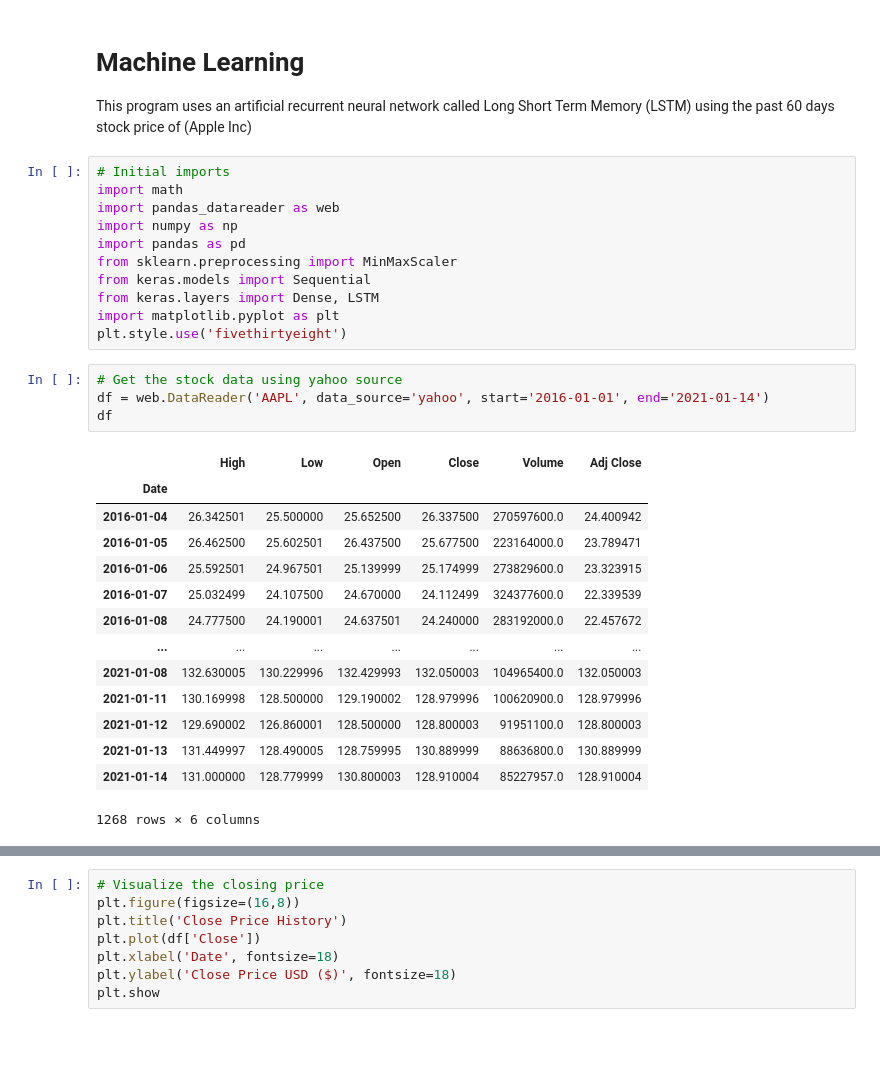
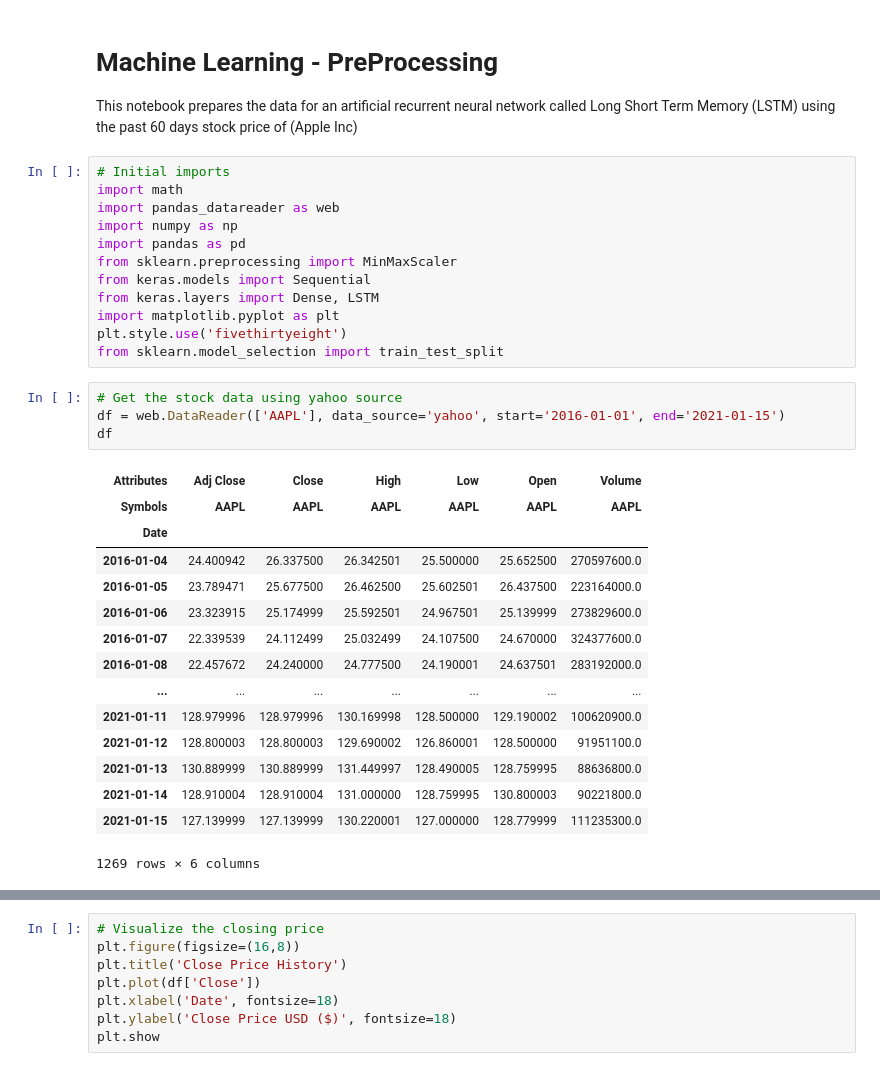
Before and after one commit to dd2-GWFinTech-Projects/Project2-InvestmentSuggestionFramework, a Jupyter notebook: Price-Forecasting/Solved/Machine_Learning.ipynb, the cells around one changed output, grey strips where cells are left out. Drawn from its saved outputs; the diff is of its cells as text; blank space fills up the shorter version.

```diff
--- a/Price-Forecasting/Solved/Machine_Learning.ipynb
+++ b/Price-Forecasting/Solved/Machine_Learning.ipynb
@@ -1,6 +1,6 @@
 # %% [markdown]
-# Machine Learning
-This program uses an artificial recurrent neural network called Long Short Term Memory (LSTM) using the past 60 days stock price of (Apple Inc)
+# Machine Learning - PreProcessing
+This notebook prepares the data for an artificial recurrent neural network called Long Short Term Memory (LSTM) using the past 60 days stock price of (Apple Inc)
 # %%
 # Initial imports
 import math
@@ -12,24 +12,26 @@ from keras.models import Sequential
 from keras.layers import Dense, LSTM
 import matplotlib.pyplot as plt
 plt.style.use('fivethirtyeight')
+from sklearn.model_selection import train_test_split
 # %%
 # Get the stock data using yahoo source
-df = web.DataReader('AAPL', data_source='yahoo', start='2016-01-01', end='2021-01-14')
+df = web.DataReader(['AAPL'], data_source='yahoo', start='2016-01-01', end='2021-01-15')
 df
 # %% [output]
-|  | High | Low | Open | Close | Volume | Adj Close |
+| Attributes | Adj Close | Close | High | Low | Open | Volume |
+| Symbols | AAPL | AAPL | AAPL | AAPL | AAPL | AAPL |
 | Date |  |  |  |  |  |  |
-| 2016-01-04 | 26.342501 | 25.500000 | 25.652500 | 26.337500 | 270597600.0 | 24.400942 |
-| 2016-01-05 | 26.462500 | 25.602501 | 26.437500 | 25.677500 | 223164000.0 | 23.789471 |
-| 2016-01-06 | 25.592501 | 24.967501 | 25.139999 | 25.174999 | 273829600.0 | 23.323915 |
-| 2016-01-07 | 25.032499 | 24.107500 | 24.670000 | 24.112499 | 324377600.0 | 22.339539 |
-| 2016-01-08 | 24.777500 | 24.190001 | 24.637501 | 24.240000 | 283192000.0 | 22.457672 |
+| 2016-01-04 | 24.400942 | 26.337500 | 26.342501 | 25.500000 | 25.652500 | 270597600.0 |
+| 2016-01-05 | 23.789471 | 25.677500 | 26.462500 | 25.602501 | 26.437500 | 223164000.0 |
+| 2016-01-06 | 23.323915 | 25.174999 | 25.592501 | 24.967501 | 25.139999 | 273829600.0 |
+| 2016-01-07 | 22.339539 | 24.112499 | 25.032499 | 24.107500 | 24.670000 | 324377600.0 |
+| 2016-01-08 | 22.457672 | 24.240000 | 24.777500 | 24.190001 | 24.637501 | 283192000.0 |
 | ... | ... | ... | ... | ... | ... | ... |
-| 2021-01-08 | 132.630005 | 130.229996 | 132.429993 | 132.050003 | 104965400.0 | 132.050003 |
-| 2021-01-11 | 130.169998 | 128.500000 | 129.190002 | 128.979996 | 100620900.0 | 128.979996 |
-| 2021-01-12 | 129.690002 | 126.860001 | 128.500000 | 128.800003 | 91951100.0 | 128.800003 |
-| 2021-01-13 | 131.449997 | 128.490005 | 128.759995 | 130.889999 | 88636800.0 | 130.889999 |
-| 2021-01-14 | 131.000000 | 128.779999 | 130.800003 | 128.910004 | 85227957.0 | 128.910004 |
+| 2021-01-11 | 128.979996 | 128.979996 | 130.169998 | 128.500000 | 129.190002 | 100620900.0 |
+| 2021-01-12 | 128.800003 | 128.800003 | 129.690002 | 126.860001 | 128.500000 | 91951100.0 |
+| 2021-01-13 | 130.889999 | 130.889999 | 131.449997 | 128.490005 | 128.759995 | 88636800.0 |
+| 2021-01-14 | 128.910004 | 128.910004 | 131.000000 | 128.759995 | 130.800003 | 90221800.0 |
+| 2021-01-15 | 127.139999 | 127.139999 | 130.220001 | 127.000000 | 128.779999 | 111235300.0 |
-1268 rows × 6 columns
+1269 rows × 6 columns
 # %%
 # Get the number of rows and columns in the data set
```
Also changed, not shown: parts of 21 cells of this notebook, 31 other files.
